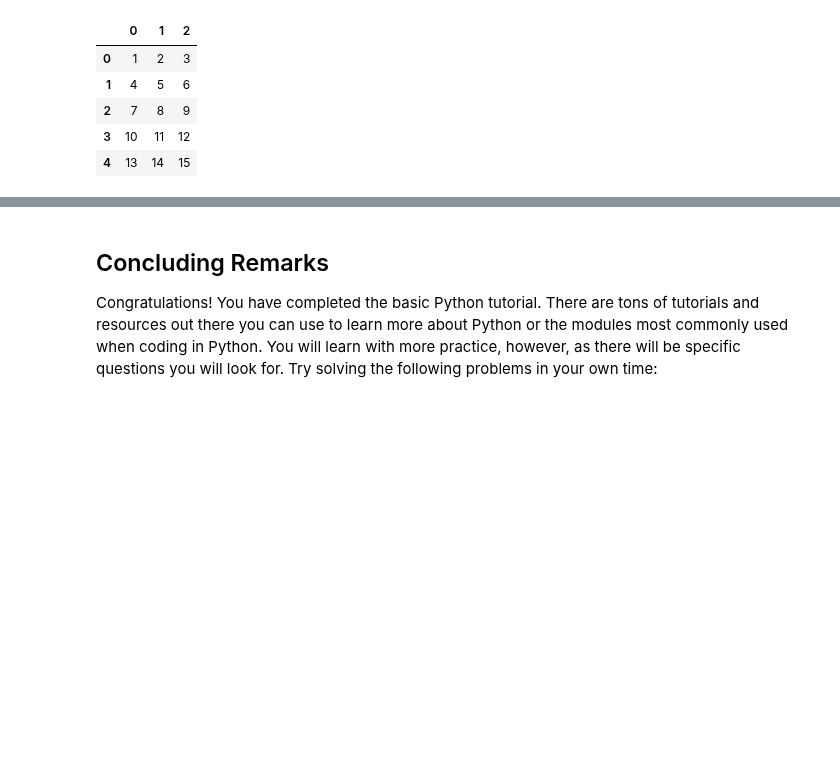
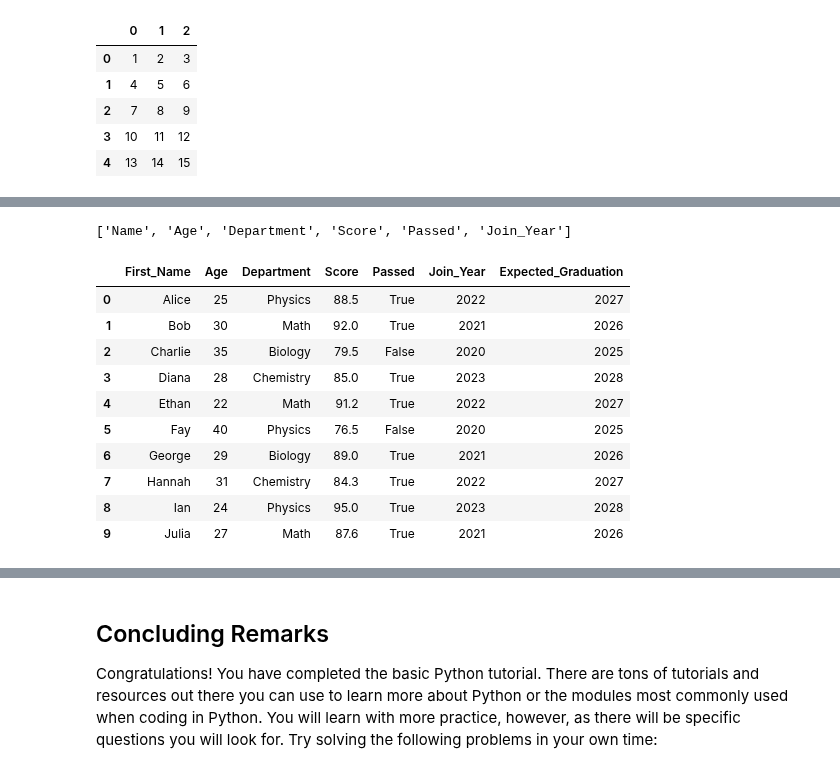
Before and after one commit to cdrischler/compphysics-summer-tutorials, a Jupyter notebook: python_tutorial.ipynb, the cells around one changed output, grey strips where cells are left out. Saved outputs shown, nothing was run; the diff lists cells and outputs as text; code cells hidden in the pictures; blank space fills up the shorter version.

```diff
--- a/python_tutorial.ipynb
+++ b/python_tutorial.ipynb
@@ -862,0 +933,25 @@ Pandas also allows reading from and writing to various file formats like csv, js
+# %%
+all_columns = df.columns        # Returns an Index object of column names
+all_columns_list = list(all_columns)     # Converts it to a list
+print(all_columns_list)
+# %% [output]
+['Name', 'Age', 'Department', 'Score', 'Passed', 'Join_Year']
+# %%
+# Renaming columns
+df.rename(columns={"Name": "First_Name"}, inplace=True)
+
+# Adding New Columns (as well as perform operations)
+df["Expected_Graduation"] = df["Join_Year"] + 5
+df
+# %% [output]
+|  | First_Name | Age | Department | Score | Passed | Join_Year | Expected_Graduation |
+| 0 | Alice | 25 | Physics | 88.5 | True | 2022 | 2027 |
+| 1 | Bob | 30 | Math | 92.0 | True | 2021 | 2026 |
+| 2 | Charlie | 35 | Biology | 79.5 | False | 2020 | 2025 |
+| 3 | Diana | 28 | Chemistry | 85.0 | True | 2023 | 2028 |
+| 4 | Ethan | 22 | Math | 91.2 | True | 2022 | 2027 |
+| 5 | Fay | 40 | Physics | 76.5 | False | 2020 | 2025 |
+| 6 | George | 29 | Biology | 89.0 | True | 2021 | 2026 |
+| 7 | Hannah | 31 | Chemistry | 84.3 | True | 2022 | 2027 |
+| 8 | Ian | 24 | Physics | 95.0 | True | 2023 | 2028 |
+| 9 | Julia | 27 | Math | 87.6 | True | 2021 | 2026 |
```
Also changed, not shown: parts of 27 cells of this notebook, 3 other files.
